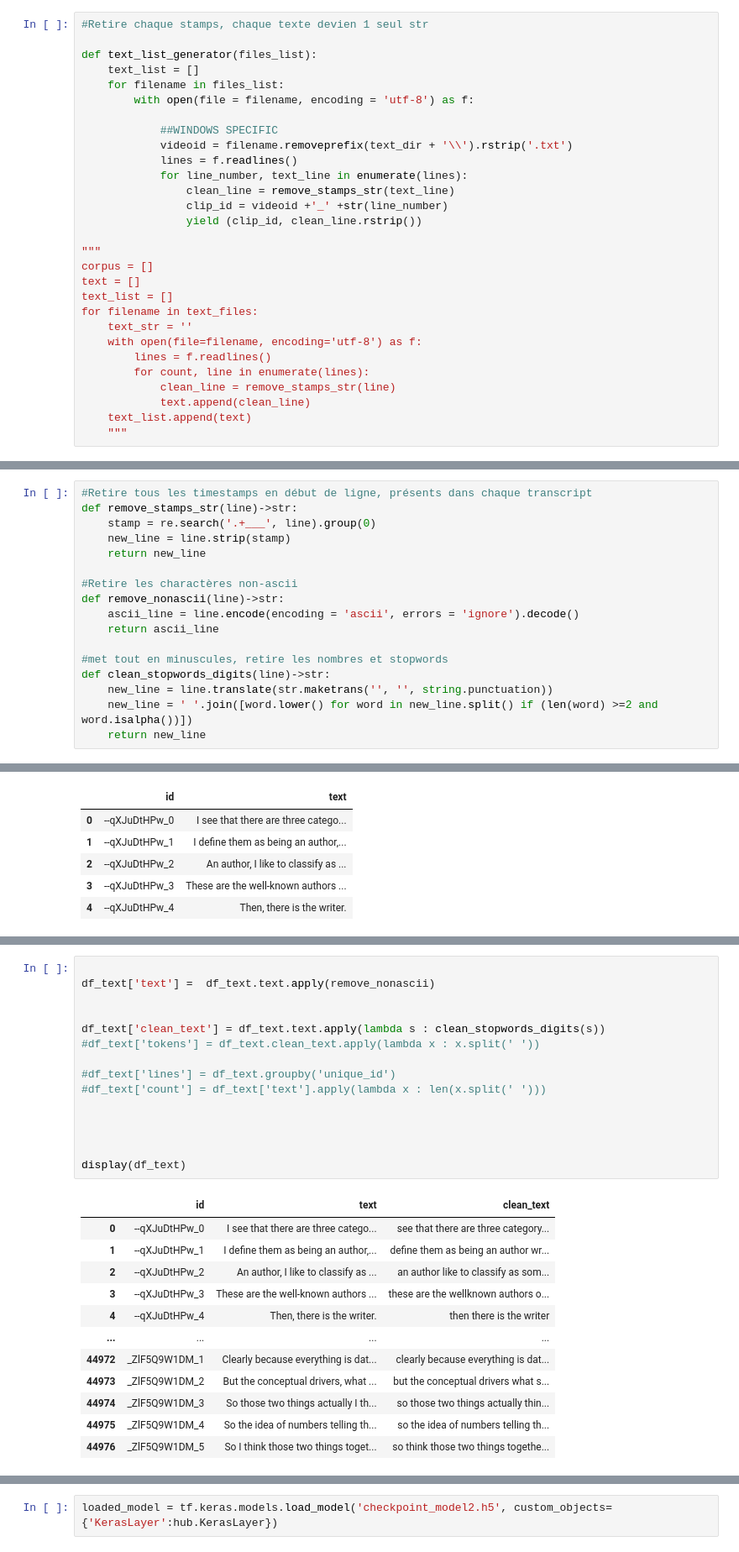
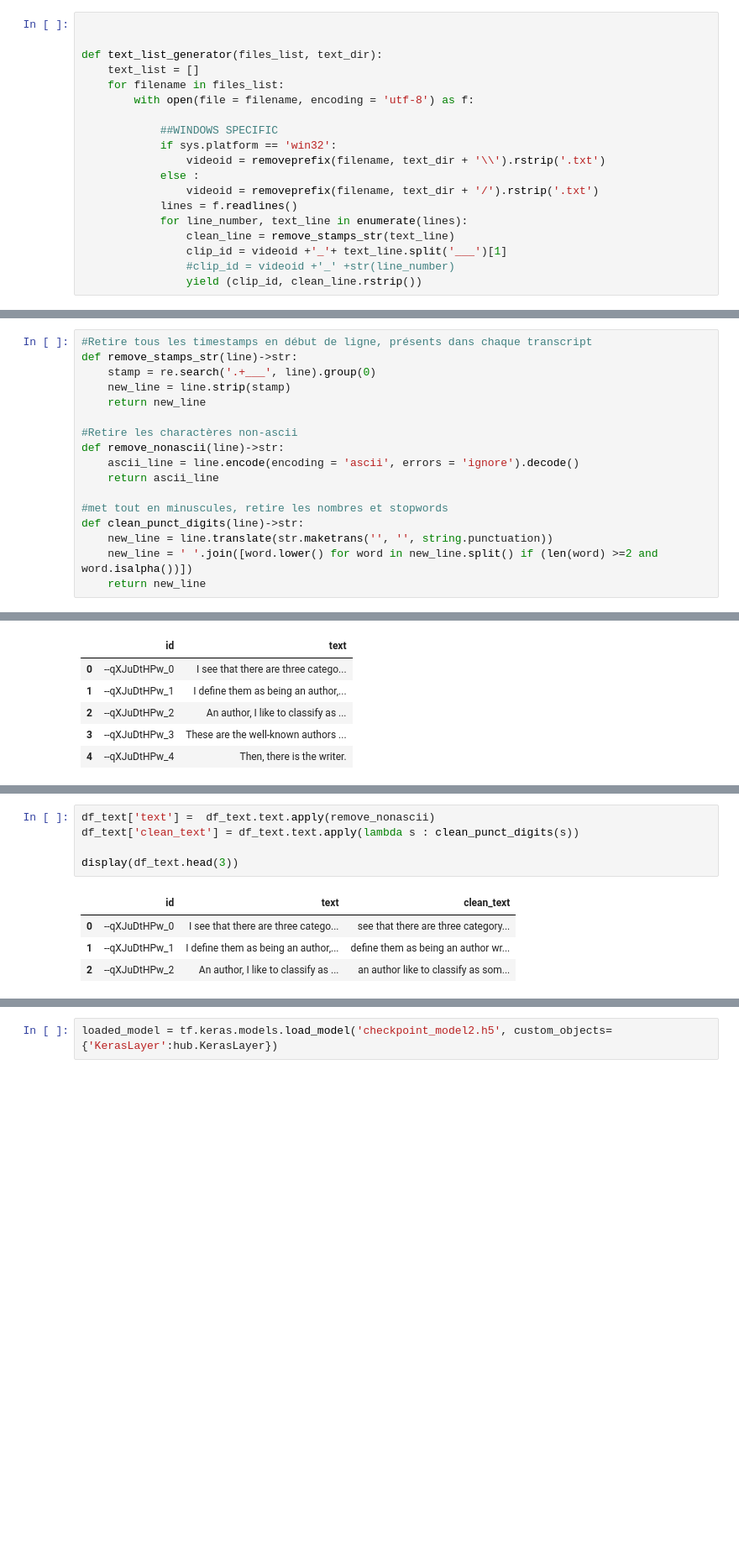
Before and after one commit to phgz/emotion, a Jupyter notebook: notebooks/text-model.ipynb, the cells around one changed output, grey strips where cells are left out. Shown at 84% size. Saved outputs shown, nothing was run; the diff lists cells and outputs as text; blank space fills up the shorter version.

```diff
--- a/notebooks/text-model.ipynb
+++ b/notebooks/text-model.ipynb
@@ -38,32 +48,22 @@ def remove_stamps_str(line)->str:
 # %%
-#Retire chaque stamps, chaque texte devien 1 seul str
 
-def text_list_generator(files_list):
+
+def text_list_generator(files_list, text_dir):
     text_list = []
     for filename in files_list:
         with open(file = filename, encoding = 'utf-8') as f:
 
             ##WINDOWS SPECIFIC
-            videoid = filename.removeprefix(text_dir + '\\').rstrip('.txt')
+            if sys.platform == 'win32':
+                videoid = removeprefix(filename, text_dir + '\\').rstrip('.txt')
+            else :
+                videoid = removeprefix(filename, text_dir + '/').rstrip('.txt')
             lines = f.readlines()
             for line_number, text_line in enumerate(lines):
                 clean_line = remove_stamps_str(text_line)
-                clip_id = videoid +'_' +str(line_number)
+                clip_id = videoid +'_'+ text_line.split('___')[1]
+                #clip_id = videoid +'_' +str(line_number)
                 yield (clip_id, clean_line.rstrip())
-
-"""
-corpus = []
-text = []
-text_list = []
-for filename in text_files:
-    text_str = ''
-    with open(file=filename, encoding='utf-8') as f:
-        lines = f.readlines()
-        for count, line in enumerate(lines):
-            clean_line = remove_stamps_str(line)
-            text.append(clean_line)
-    text_list.append(text)
-    """
 # %% [output]
 "\ncorpus = []\ntext = []\ntext_list = []\nfor filename in text_files:\n    text_str = ''\n    with open(file=filename, encoding='utf-8') as f:\n        lines = f.readlines()\n        for count, line  ...
 # %%
@@ -79,7 +79,7 @@ def remove_nonascii(line)->str:
     return ascii_line
 
 #met tout en minuscules, retire les nombres et stopwords
-def clean_stopwords_digits(line)->str:
+def clean_punct_digits(line)->str:
     new_line = line.translate(str.maketrans('', '', string.punctuation))
     new_line = ' '.join([word.lower() for word in new_line.split() if (len(word) >=2 and word.isalpha())])
     return new_line
@@ -126,28 +125,10 @@ clean_stopwords_digits('I see that there are three category of writers.')
 # %%
+df_text['text'] =  df_text.text.apply(remove_nonascii)
+df_text['clean_text'] = df_text.text.apply(lambda s : clean_punct_digits(s))
 
-df_text['text'] =  df_text.text.apply(remove_nonascii)
-
-
-df_text['clean_text'] = df_text.text.apply(lambda s : clean_stopwords_digits(s))
-#df_text['tokens'] = df_text.clean_text.apply(lambda x : x.split(' '))
-
-#df_text['lines'] = df_text.groupby('unique_id')
-#df_text['count'] = df_text['text'].apply(lambda x : len(x.split(' ')))
-
-
-
-
-display(df_text)
+display(df_text.head(3))
 # %% [output]
 |  | id | text | clean_text |
 | 0 | --qXJuDtHPw_0 | I see that there are three catego... | see that there are three category... |
 | 1 | --qXJuDtHPw_1 | I define them as being an author,... | define them as being an author wr... |
 | 2 | --qXJuDtHPw_2 | An author, I like to classify as ... | an author like to classify as som... |
-| 3 | --qXJuDtHPw_3 | These are the well-known authors ... | these are the wellknown authors o... |
-| 4 | --qXJuDtHPw_4 | Then, there is the writer. | then there is the writer |
-| ... | ... | ... | ... |
-| 44972 | _ZlF5Q9W1DM_1 | Clearly because everything is dat... | clearly because everything is dat... |
-| 44973 | _ZlF5Q9W1DM_2 | But the conceptual drivers, what ... | but the conceptual drivers what s... |
-| 44974 | _ZlF5Q9W1DM_3 | So those two things actually I th... | so those two things actually thin... |
-| 44975 | _ZlF5Q9W1DM_4 | So the idea of numbers telling th... | so the idea of numbers telling th... |
-| 44976 | _ZlF5Q9W1DM_5 | So I think those two things toget... | so think those two things togethe... |
```
Also changed, not shown: parts of 22 cells of this notebook, 1 other file.
